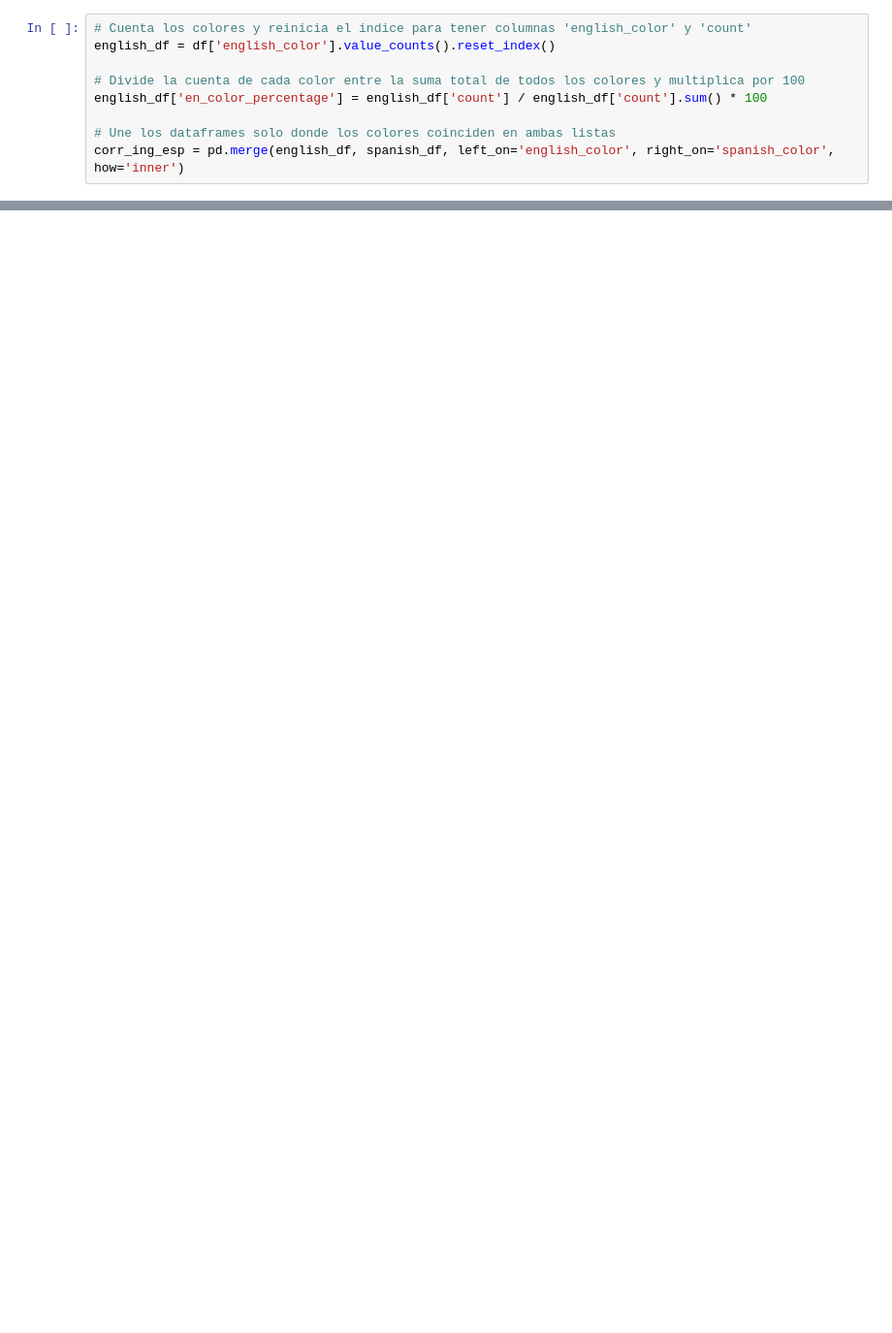
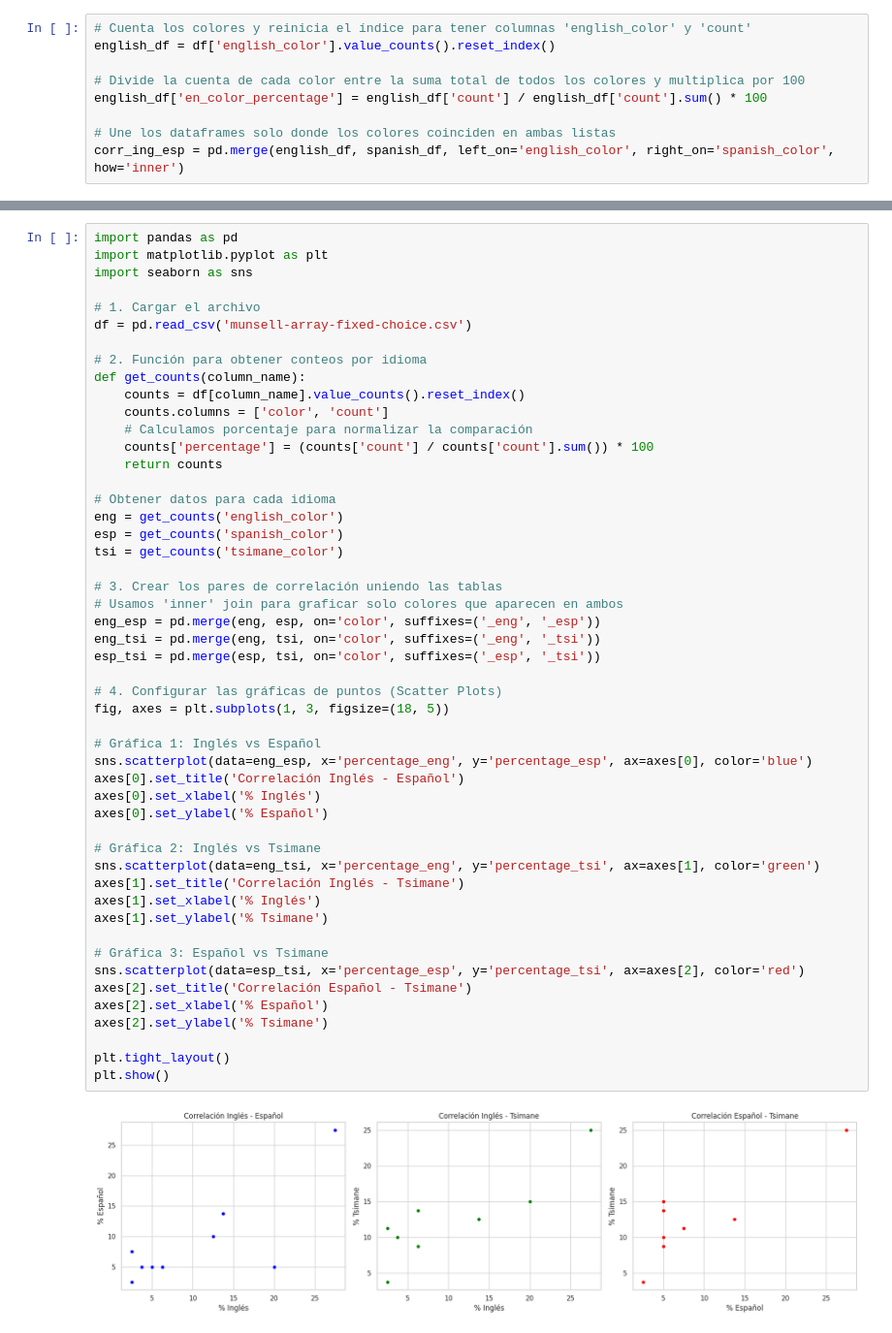
Before and after one commit to m00n07/mineria_de_datos, a Jupyter notebook: Segundo_parcial.ipynb, the cells around one changed output, grey strips where cells are left out. Shown at 97% size. Cells and saved outputs as stored; diff of their text form; blank space fills up the shorter version.

```diff
--- a/Segundo_parcial.ipynb
+++ b/Segundo_parcial.ipynb
@@ -26,0 +74,52 @@ corr_ing_esp = pd.merge(english_df, spanish_df, left_on='english_color', right_o
+# %%
+import pandas as pd
+import matplotlib.pyplot as plt
+import seaborn as sns
+
+# 1. Cargar el archivo
+df = pd.read_csv('munsell-array-fixed-choice.csv')
+
+# 2. Función para obtener conteos por idioma
+def get_counts(column_name):
+    counts = df[column_name].value_counts().reset_index()
+    counts.columns = ['color', 'count']
+    # Calculamos porcentaje para normalizar la comparación
+    counts['percentage'] = (counts['count'] / counts['count'].sum()) * 100
+    return counts
+
+# Obtener datos para cada idioma
+eng = get_counts('english_color')
+esp = get_counts('spanish_color')
+tsi = get_counts('tsimane_color')
+
+# 3. Crear los pares de correlación uniendo las tablas
+# Usamos 'inner' join para graficar solo colores que aparecen en ambos
+eng_esp = pd.merge(eng, esp, on='color', suffixes=('_eng', '_esp'))
+eng_tsi = pd.merge(eng, tsi, on='color', suffixes=('_eng', '_tsi'))
+esp_tsi = pd.merge(esp, tsi, on='color', suffixes=('_esp', '_tsi'))
+
+# 4. Configurar las gráficas de puntos (Scatter Plots)
+fig, axes = plt.subplots(1, 3, figsize=(18, 5))
+
+# Gráfica 1: Inglés vs Español
+sns.scatterplot(data=eng_esp, x='percentage_eng', y='percentage_esp', ax=axes[0], color='blue')
+axes[0].set_title('Correlación Inglés - Español')
+axes[0].set_xlabel('% Inglés')
+axes[0].set_ylabel('% Español')
+
+# Gráfica 2: Inglés vs Tsimane
+sns.scatterplot(data=eng_tsi, x='percentage_eng', y='percentage_tsi', ax=axes[1], color='green')
+axes[1].set_title('Correlación Inglés - Tsimane')
+axes[1].set_xlabel('% Inglés')
+axes[1].set_ylabel('% Tsimane')
+
+# Gráfica 3: Español vs Tsimane
+sns.scatterplot(data=esp_tsi, x='percentage_esp', y='percentage_tsi', ax=axes[2], color='red')
+axes[2].set_title('Correlación Español - Tsimane')
+axes[2].set_xlabel('% Español')
+axes[2].set_ylabel('% Tsimane')
+
+plt.tight_layout()
+plt.show()
+# %% [output]
+[figure, added]
```
Also changed, not shown: parts of 4 cells of this notebook.
